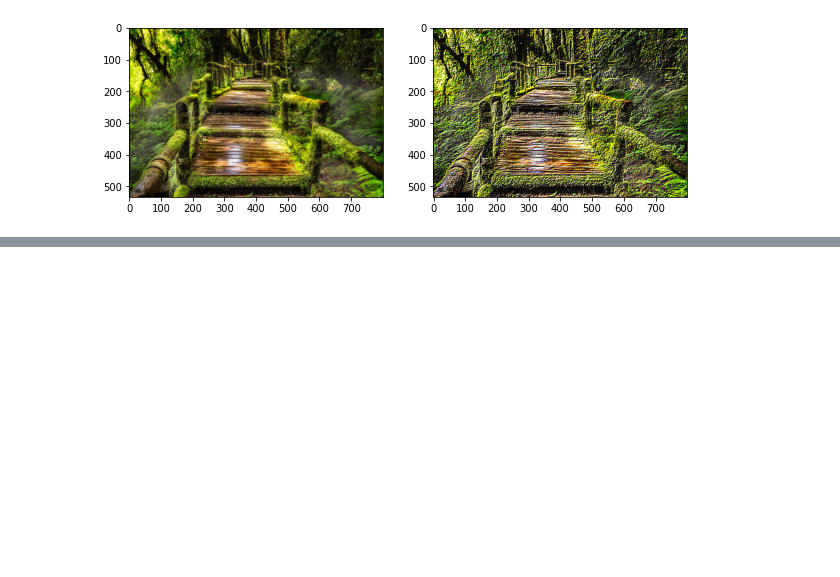
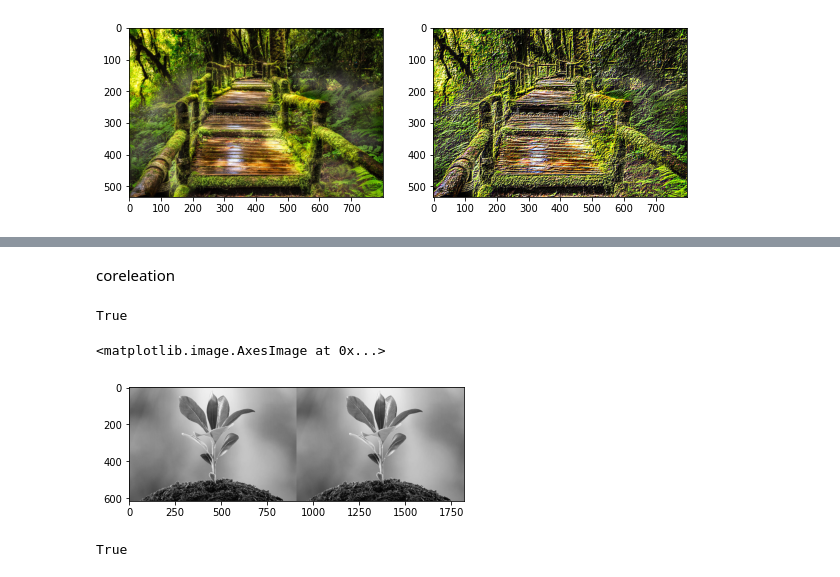
Before and after one commit to Raynould-Joseph/Computer-Vision, a Jupyter notebook: Lab_2_convolution_and_correlation.ipynb, the cells around one changed output, grey strips where cells are left out. Cells and saved outputs as stored; diff of their text form; code cells hidden in the pictures; blank space fills up the shorter version.

```diff
--- a/Lab_2_convolution_and_correlation.ipynb
+++ b/Lab_2_convolution_and_correlation.ipynb
@@ -58,0 +65,38 @@ ax[1].imshow(img)
+# %% [markdown]
+coreleation
+# %%
+# read image
+src = cv2.imread('/content/sample_data/plants.png', 0)
+# prepare the filter
+kernel = [[0,0,0], [0,1,0], [0,0,0]]
+# apply kernel to the original image
+dst = cv2.filter2D(src, -1, np.array(kernel))
+# concatenate images horizontally
+result = np.concatenate((src, dst), axis=1)
+cv2.imwrite('result.png', result)
+# %% [output]
+True
+# %%
+image = cv2.imread('result.png')
+plt.imshow(image)
+# %% [output]
+<matplotlib.image.AxesImage at 0x...>
+[figure, added]
+# %%
+import cv2
+import matplotlib.pyplot as plt
+import numpy as np
+from scipy import ndimage
+# read image
+src = cv2.imread('/content/sample_data/plants.png',0)
+# prepare the filter
+kernel = np.array([[1,1,1],[1,1,0],[1,0,0]])
+# apply kernel to the original image using convolution filtering
+dst_conv  = ndimage.convolve(src, kernel, mode='constant', cval=1.0)
+# apply kernel to the original image using correlation filtering
+dst_corr = cv2.filter2D(src, -1, kernel)
+# concatenate images horizontally
+result = np.concatenate((src, dst_corr, dst_conv), axis=1)
+cv2.imwrite('result2.png', result)
+# %% [output]
+True
```
Also changed, not shown: parts of 2 cells of this notebook.
